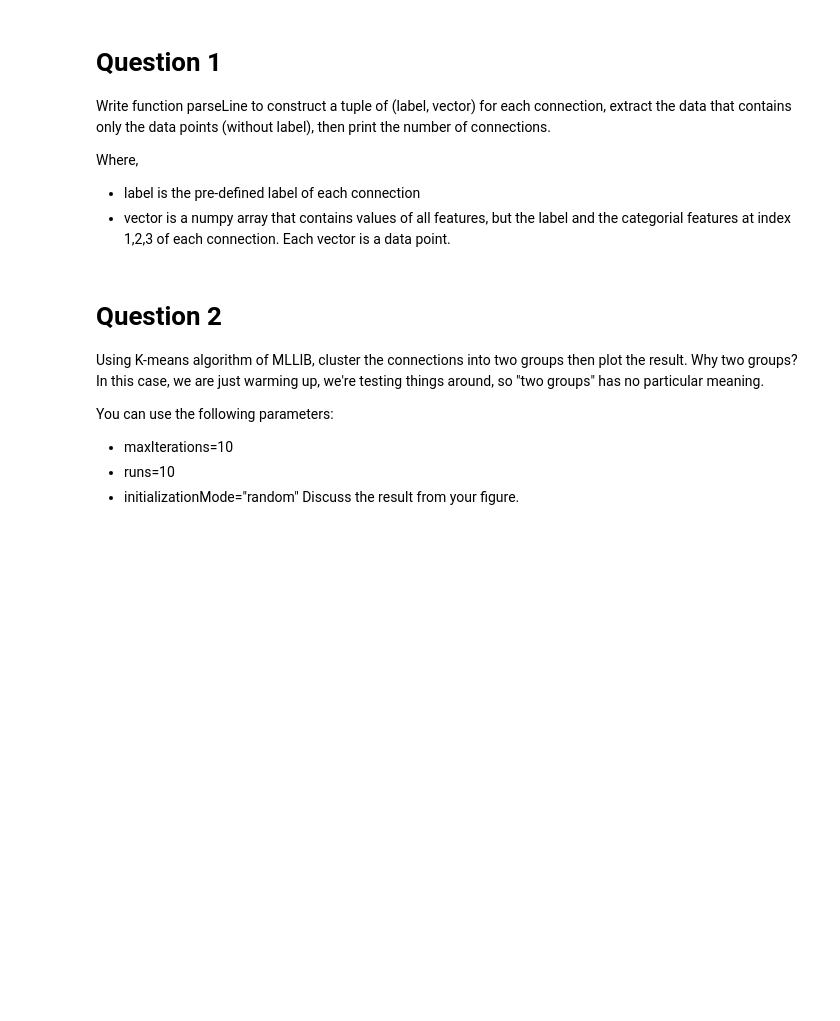
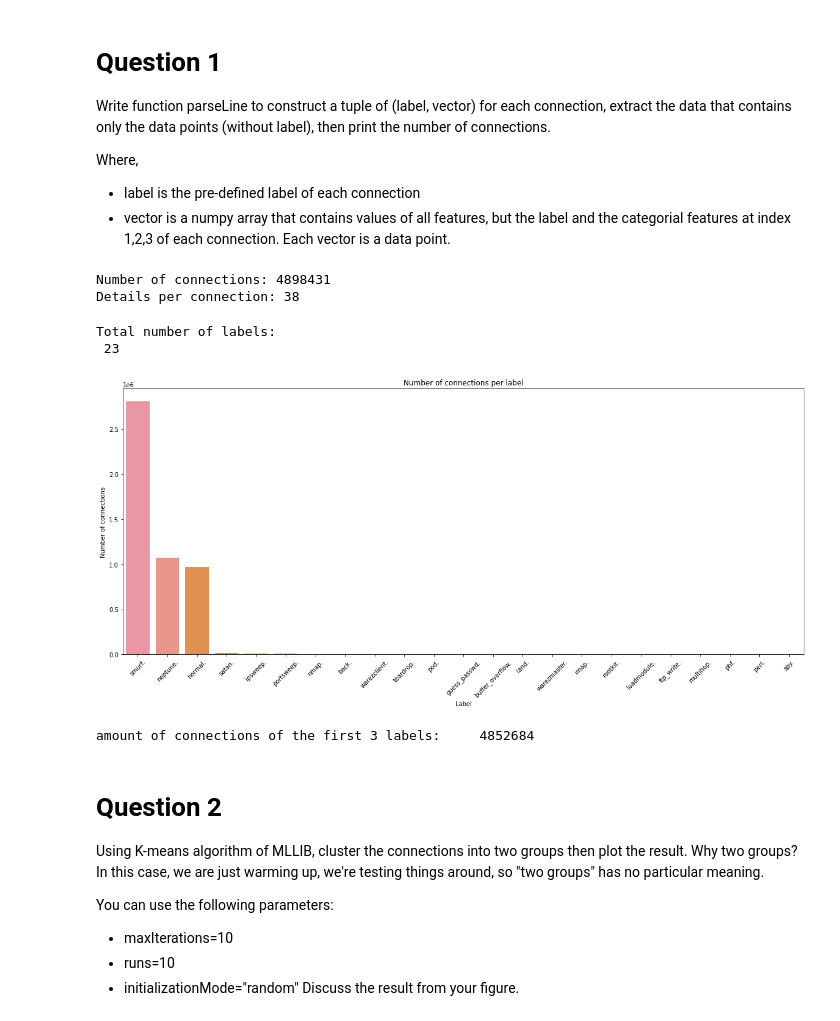
Before and after one commit to Nareshvrao/AL_-_SecurityLab, a Jupyter notebook: Lab4/AISec_Lab4.ipynb, the cells around one changed output. Drawn from its saved outputs; the diff is of its cells as text; code cells hidden in the pictures; blank space fills up the shorter version.

```diff
--- a/Lab4/AISec_Lab4.ipynb
+++ b/Lab4/AISec_Lab4.ipynb
@@ -258,6 +249,9 @@ from pyspark.mllib.tree import DecisionTree, DecisionTreeModel
 from pyspark.mllib.util import MLUtils
 from pyspark.mllib.regression import LabeledPoint
 import itertools
+from pyspark import SparkContext
+
+sc = spark.sparkContext
 
 input_path = "kddcup.data"
 raw_data = sc.textFile(input_path, 12)
@@ -279,6 +271,60 @@ Where,
 
 * label is the pre-defined label of each connection
 * vector is a numpy array that contains values of all features, but the label and the categorial features at index 1,2,3 of each connection. Each vector is a data point.
+# %%
+def parseLine(line):
+    cols = line.split(",")
+    # label is the last column
+    label = cols[-1]
+
+    # vector is every column, except the label
+    vector = cols[:-1]
+
+    # delete values of columns that have index 1->3 (categorical features)
+    vector = [x for i, x in enumerate(vector) if i not in [1, 2, 3]]
+
+    # convert each value from string to float
+    vector = np.array(vector, dtype=np.float)
+
+    return (label, vector)
+
+labelsAndData = raw_data.map(parseLine).cache()
+
+# we only need the data, not the label
+data = labelsAndData.map(lambda x : x[1]).cache()
+
+# number of connections
+n = data.count()
+# %%
+print("Number of connections:", n)
+print("Details per connection:", len(data.first()))
+# %% [output]
+Number of connections: 4898431
+Details per connection: 38
+# %%
+x = labelsAndData.map(lambda x: x[0]).distinct().count()
+print("Total number of labels:\n", x)
+y = labelsAndData.map(lambda x : (x[0], 1)).reduceByKey(add).collect()
+# %% [output]
+Total number of labels:
+ 23
+# %%
+import seaborn as sns
+
+y.sort(key=lambda x : x[1], reverse=True)
+plt.figure(figsize=(20,8))
+sns.barplot(x=np.arange(len(y)), y=[_[1] for _ in y])
+plt.xticks(np.arange(len(y)), [_[0] for _ in y], rotation=45)
+plt.xlabel("Label")
+plt.ylabel("Number of connections")
+plt.title("Number of connections per label")
+plt.show()
+# %% [output]
+[figure, added]
+# %%
+print("amount of connections of the first 3 labels:\t", y[0][1]+y[1][1]+y[2][1])
+# %% [output]
+amount of connections of the first 3 labels:     4852684
 # %% [markdown]
 # **Question 2**
 Using K-means algorithm of MLLIB, cluster the connections into two groups then plot the result. Why two groups? In this case, we are just warming up, we're testing things around, so "two groups" has no particular meaning.
```
Also changed, not shown: parts of 40 cells of this notebook.
